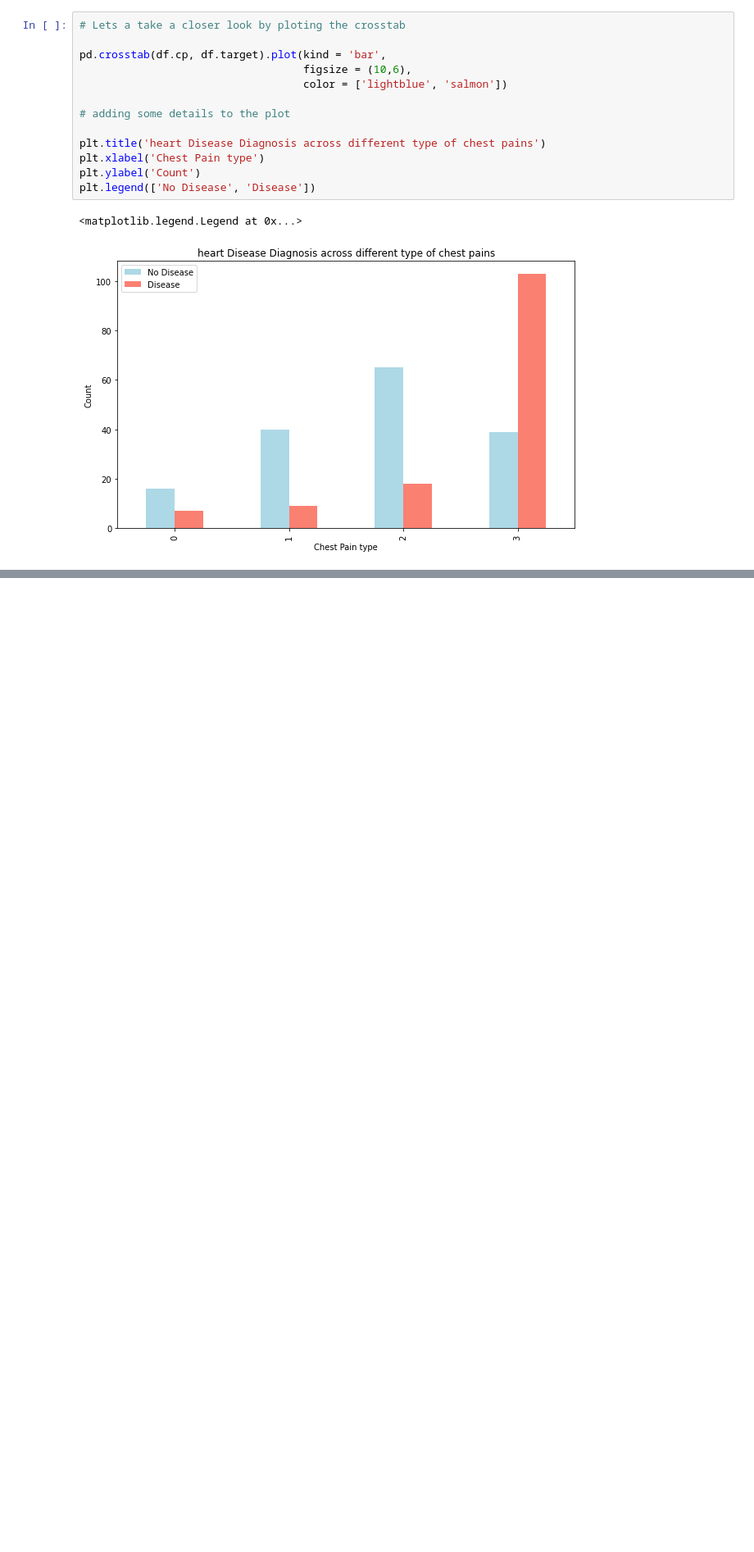
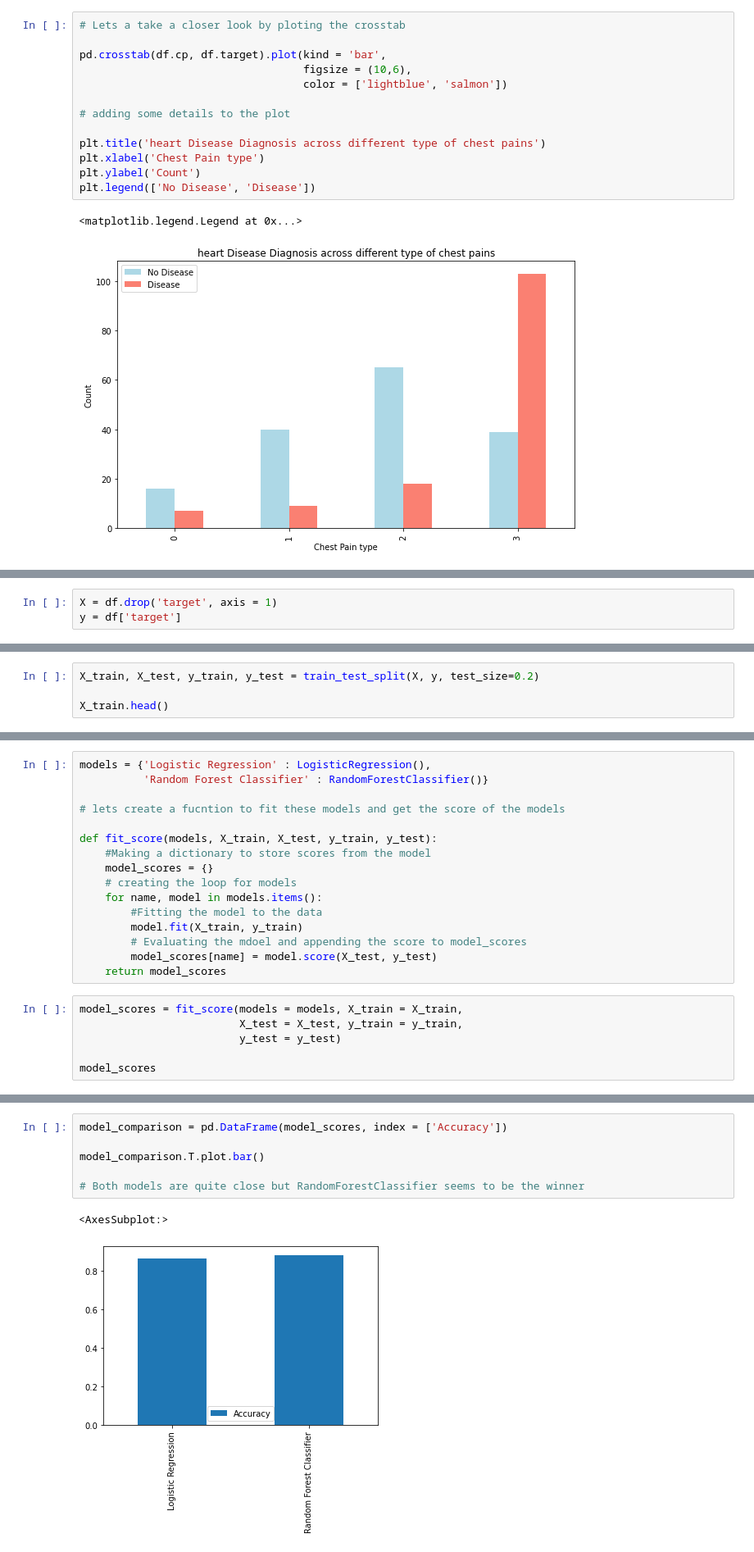
Before and after one commit to VishalMoradia/MLProjects, a Jupyter notebook: MLHeartDisease.ipynb, the cells around one changed output, grey strips where cells are left out. Shown: that part at 82% size. Saved outputs shown, nothing was run; the diff lists cells and outputs as text; blank space fills up the shorter version.

```diff
--- a/MLHeartDisease.ipynb
+++ b/MLHeartDisease.ipynb
@@ -326,0 +378,3 @@ plt.legend(['No Disease', 'Disease'])
+# %%
+X = df.drop('target', axis = 1)
+y = df['target']
@@ -326,0 +399,4 @@ plt.legend(['No Disease', 'Disease'])
+# %%
+X_train, X_test, y_train, y_test = train_test_split(X, y, test_size=0.2)
+
+X_train.head()
@@ -326,0 +418,22 @@ plt.legend(['No Disease', 'Disease'])
+# %%
+models = {'Logistic Regression' : LogisticRegression(),
+          'Random Forest Classifier' : RandomForestClassifier()}
+
+# lets create a fucntion to fit these models and get the score of the models
+
+def fit_score(models, X_train, X_test, y_train, y_test):
+    #Making a dictionary to store scores from the model
+    model_scores = {}
+    # creating the loop for models
+    for name, model in models.items():
+        #Fitting the model to the data
+        model.fit(X_train, y_train)
+        # Evaluating the mdoel and appending the score to model_scores
+        model_scores[name] = model.score(X_test, y_test)
+    return model_scores
+# %%
+model_scores = fit_score(models = models, X_train = X_train,
+                         X_test = X_test, y_train = y_train,
+                         y_test = y_test)
+
+model_scores
@@ -326,0 +452,9 @@ plt.legend(['No Disease', 'Disease'])
+# %%
+model_comparison = pd.DataFrame(model_scores, index = ['Accuracy'])
+
+model_comparison.T.plot.bar()
+
+# Both models are quite close but RandomForestClassifier seems to be the winner
+# %% [output]
+<AxesSubplot:>
+[figure, added]
```
Also changed, not shown: parts of 20 cells of this notebook.
